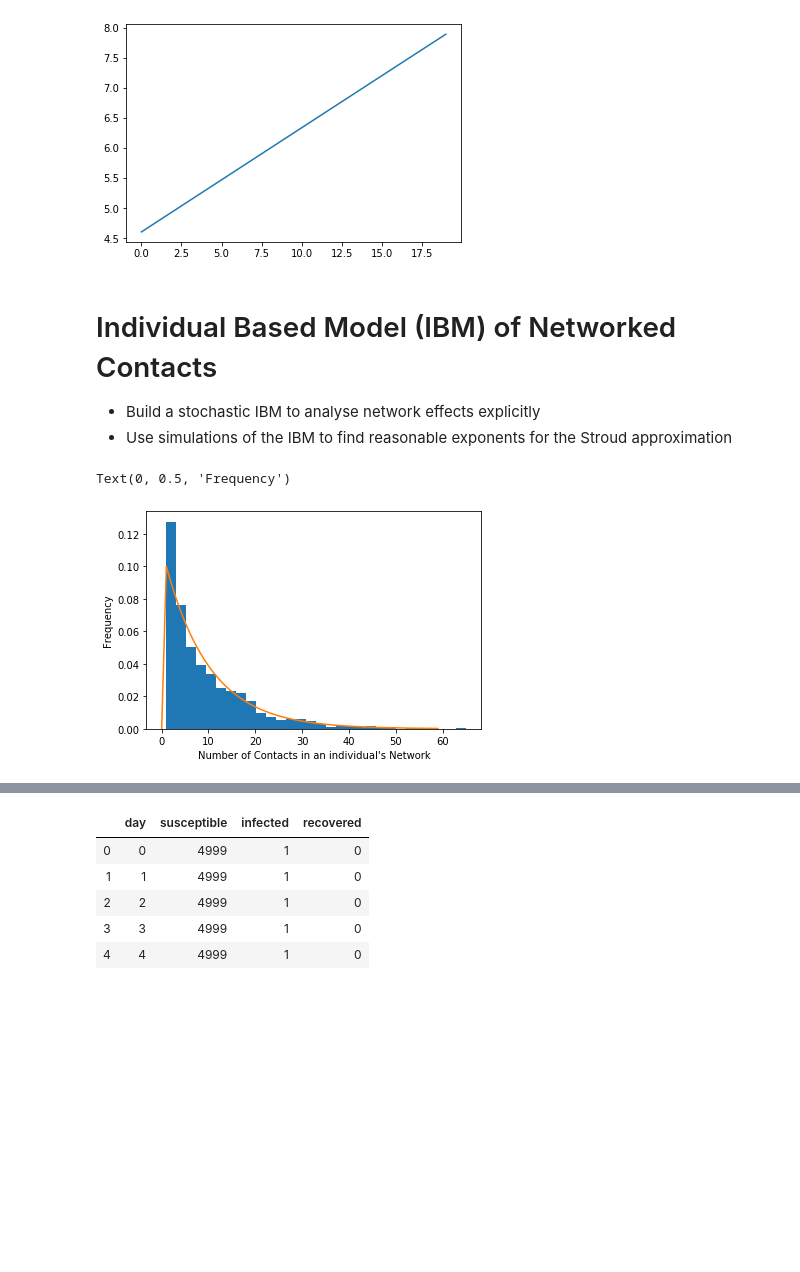
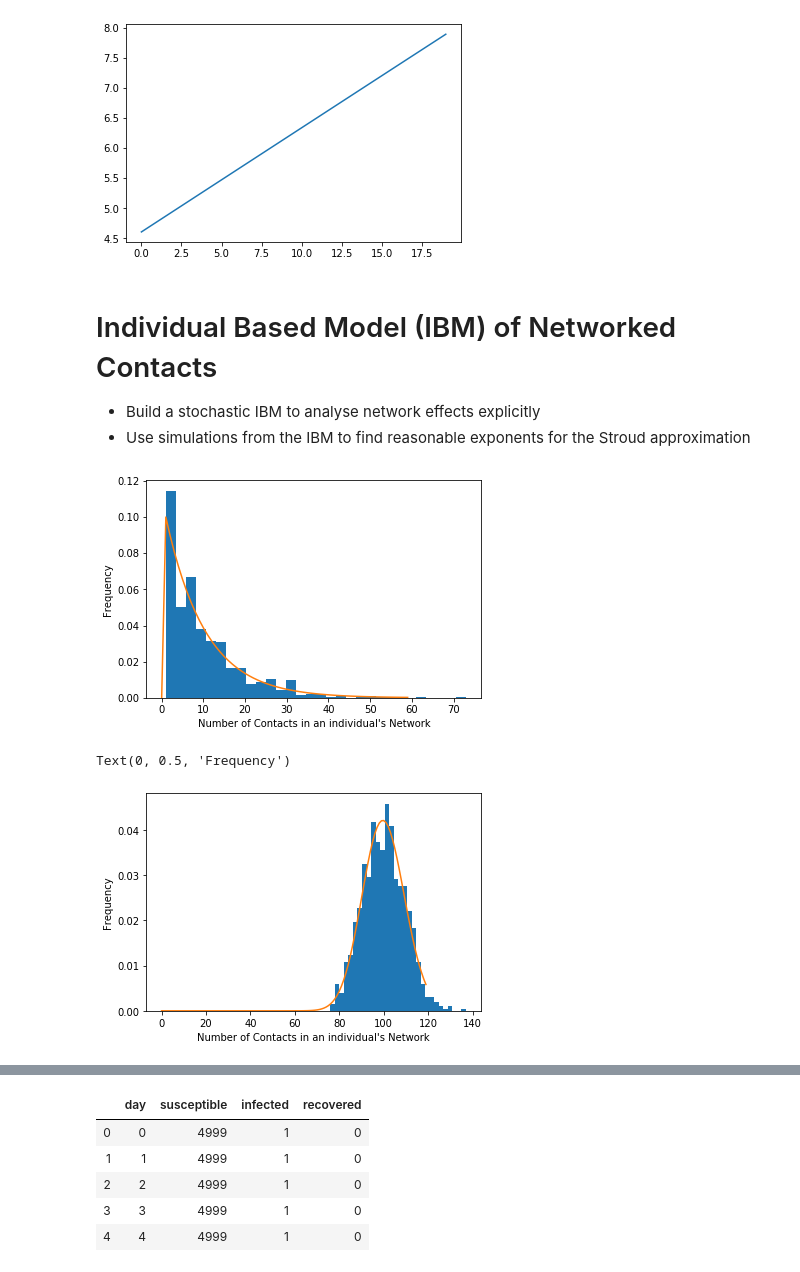
Before and after one commit to pennsignals/bayes-chime, a Jupyter notebook: notebooks/NetworkEffectsSIR.ipynb, the cells around one changed output, grey strips where cells are left out. Drawn from its saved outputs; the diff is of its cells as text; code cells hidden in the pictures; blank space fills up the shorter version.

```diff
--- a/notebooks/NetworkEffectsSIR.ipynb
+++ b/notebooks/NetworkEffectsSIR.ipynb
@@ -250,49 +250,66 @@ ax.plot(np.log(sim_df['infected'].head(20)))
 # %% [markdown]
 # Individual Based Model (IBM) of Networked Contacts
 - Build a stochastic IBM to analyse network effects explicitly
-- Use simulations of the IBM to find reasonable exponents for the Stroud approximation
+- Use simulations from the IBM to find reasonable exponents for the Stroud approximation
 # %%
 from random import shuffle
-from scipy.stats import geom
+from scipy.stats import geom, binom
 
-def gen_network(n=1000, p=0.1):
+def gen_network(n=1000, distribution='exp', p=0.1):
     """Generate a random graph using the Configuration model."""
     stubs = []
     for i in range(0, n):
-        degree = geom.rvs(p)
+        if distribution == 'exp':
+            degree = geom.rvs(p)
+        elif distribution == 'uniform':
+            degree = int(n*p)
+        elif distribution == 'random':
+            degree = binom.rvs(n, p)
         stubs += [i] * degree
 
     shuffle(stubs)
 
     G = {}
     for i in range(0, n):
         G[i] = []
 
     for i in range(1, len(stubs), 2):
         G[stubs[i]].append(stubs[i-1])
         G[stubs[i-1]].append(stubs[i])
 
-    for i in range(len(G)):
-        G[i] = list(set(G[i]))
+#     for i in range(len(G)):
+#         G[i] = list(set(G[i]))
     return(G)
 
 
 def get_degree_dist(G):
     degrees = [len(v) for k, v in G.items()]
     return degrees
 
 G = gen_network()
 deg = get_degree_dist(G)
 
 fig, ax = plt.subplots(1,1)
 ax.hist(deg, bins=30, density=True)
 x = range(60)
 ax.plot(x, geom.pmf(x, 0.1))
 ax.set_xlabel("Number of Contacts in an individual's Network")
 ax.set_ylabel("Frequency")
+plt.show()
+
+
+G = gen_network(distribution='random')
+deg = get_degree_dist(G)
+fig, ax = plt.subplots(1,1)
+ax.hist(deg, bins=30, density=True)
+x = range(120)
+ax.plot(x, binom.pmf(x, 1000, 0.1))
+ax.set_xlabel("Number of Contacts in an individual's Network")
+ax.set_ylabel("Frequency")
 # %% [output]
+[figure, new version]
 Text(0, 0.5, 'Frequency')
-[figure, old version]
+[figure, added]
 # %%
 # We'll use a reasonably small population for computational frugality
 # Though I've done the following with larger population sizes to confirm
```
Also changed, not shown: parts of 9 cells of this notebook.
